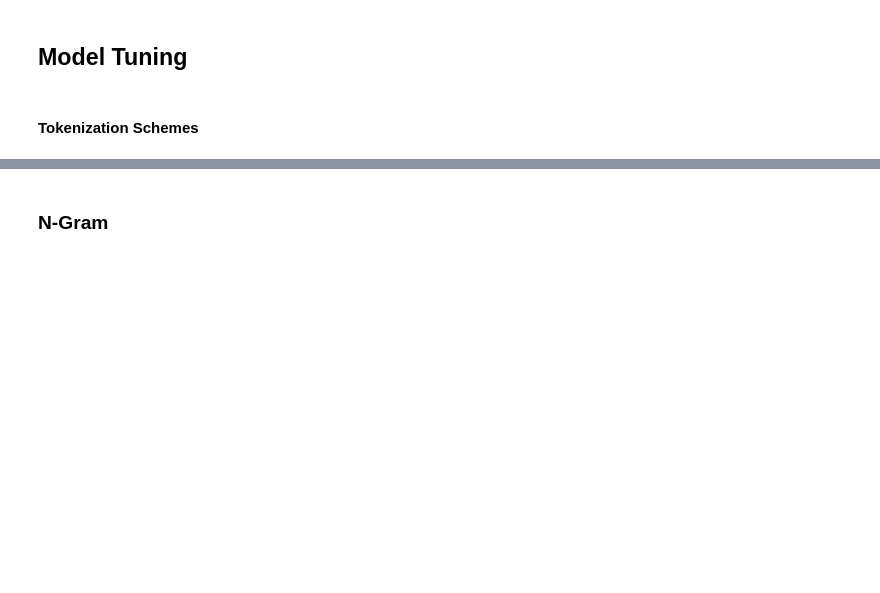
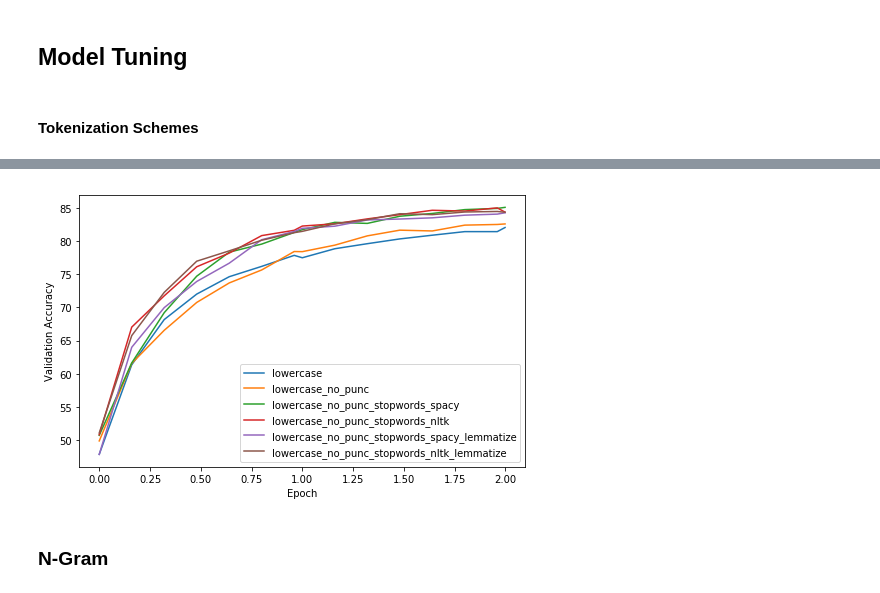
Before and after one commit to nyjgary/nlp-sentiment-analysis, a Jupyter notebook: nlp-sentiment-analysis.ipynb, the cells around one changed output, grey strips where cells are left out. Drawn from its saved outputs; the diff is of its cells as text; code cells hidden in the pictures; blank space fills up the shorter version.

Commit message:
Added functions to evaluate experiments and download tokens based on different schemes

```diff
--- a/nlp-sentiment-analysis.ipynb
+++ b/nlp-sentiment-analysis.ipynb
@@ -441,0 +494,20 @@ def lower_case_remove_punc(parsed):
+# %%
+# run tokenization experiments
+
+tokenization_experiments = {}
+
+for t_scheme in tokenization_schemes:
+
+    print ("Training with and evaluating: {} ...".format(t_scheme))
+
+    # regenerate tokens for each scheme
+    train_data_tokens, val_data_tokens, test_data_tokens = tokenize_datasets_to_disk(
+        train_data, val_data, test_data, processing_func=tokenization_schemes[t_scheme], folder_name=t_scheme)
+
+    # train and evaluate
+    results = run_experiment(train_data_tokens, val_data_tokens, train_labels, val_labels, optimizer=Adam,
+                             learning_rate=0.001, emb_dim=100, max_vocab_size=10000, max_sentence_length=200,
+                             num_epochs=2, batch_size=32, print_results=False)
+
+    # store to dict
+    tokenization_experiments[t_scheme] = results
@@ -442,3 +568,7 @@ def lower_case_remove_punc(parsed):
+# %%
+print_learning_curve(tokenization_experiments)
+# %% [output]
+[figure, added]
 # %% [markdown]
 ### N-Gram
 # %%
```
Also changed, not shown: parts of 10 cells of this notebook.
